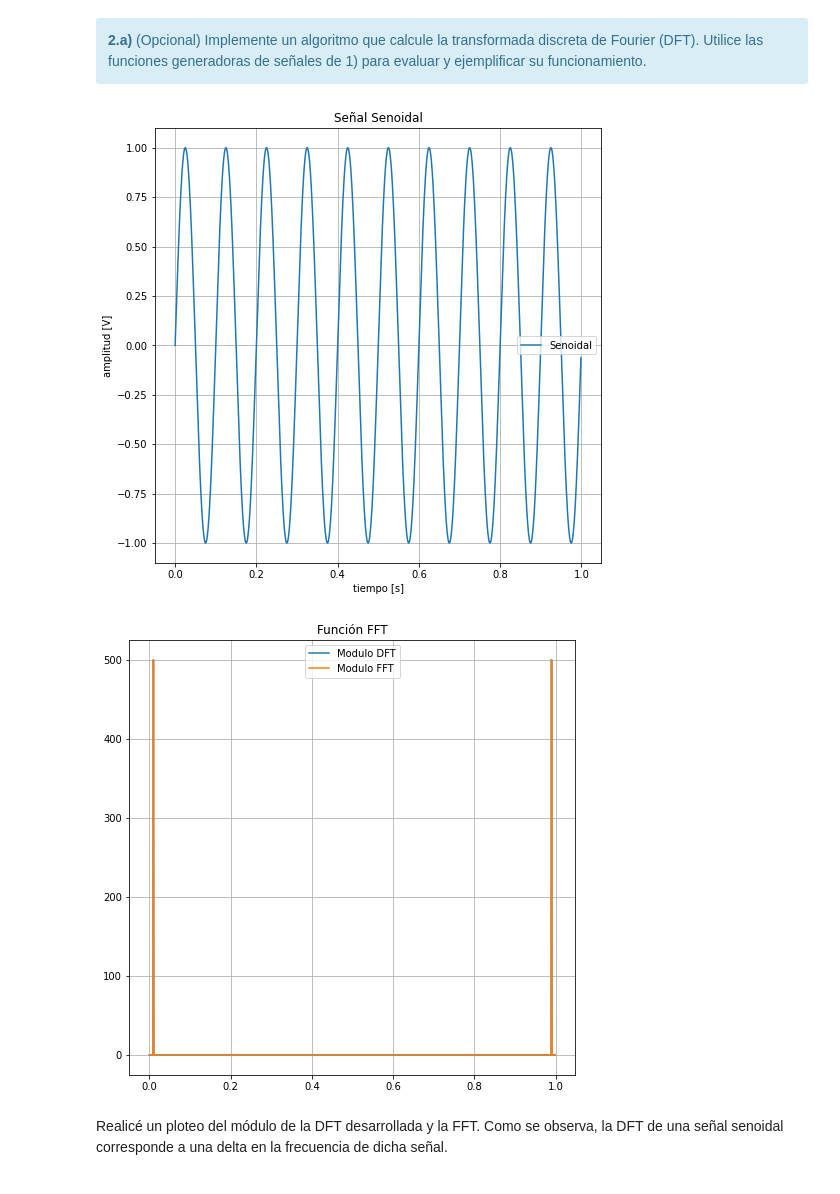
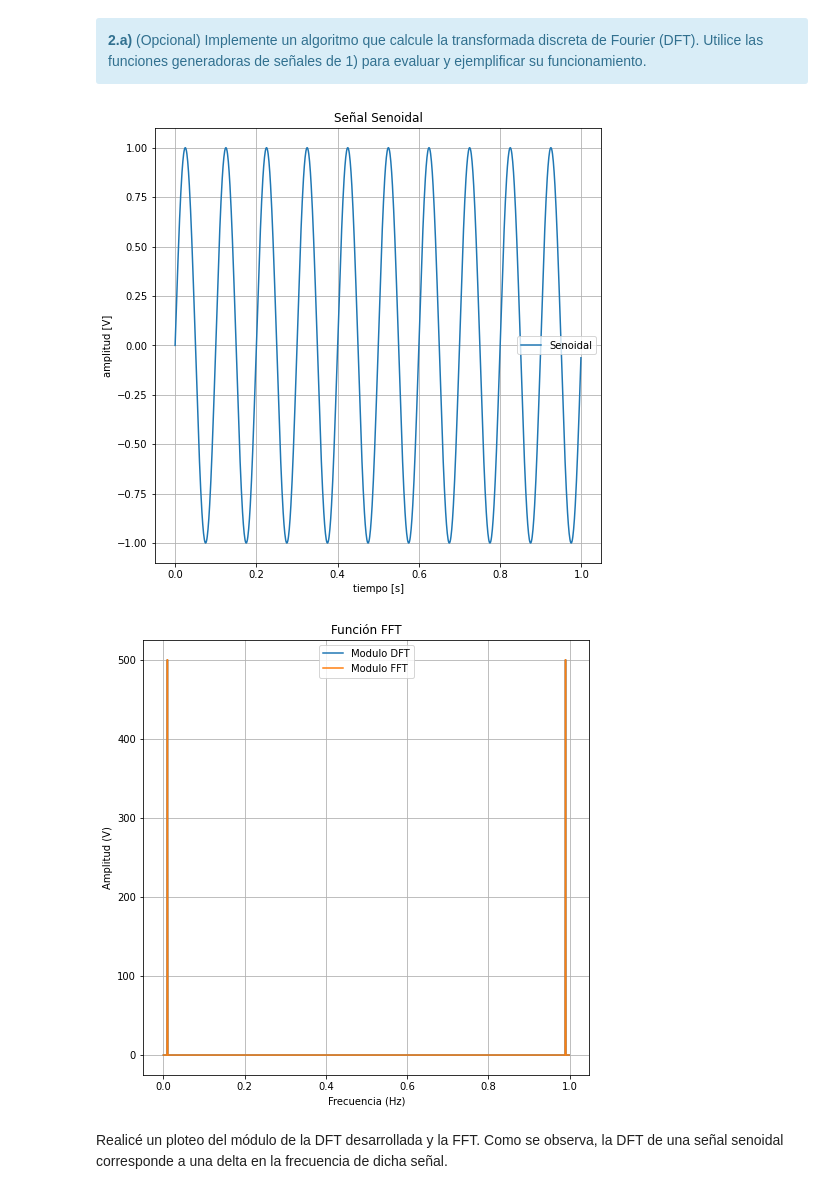
Before and after one commit to jbl95/pds-trabajosPracticos, a Jupyter notebook: TP1 - Muestreo de señales - Forurier.ipynb, the cells around one changed output. Drawn from its saved outputs; the diff is of its cells as text; code cells hidden in the pictures.

```diff
--- a/TP1 - Muestreo de señales - Forurier.ipynb
+++ b/TP1 - Muestreo de señales - Forurier.ipynb
@@ -155,6 +159,6 @@ plt.ylabel('amplitud [V]')
 plt.grid()
 plt.plot(tt,xx,label='10 Hz')
 plt.legend()
-plt.rcParams["figure.figsize"] = (9,9)
+plt.rcParams["figure.figsize"] = (8,8)
 plt.show()
 # %% [output]
@@ -293,34 +297,36 @@ f = 10
 
 tt,xx = generador_senoidal (fs, f, N)
 
 
 xx_dft = mi_func_DFT (xx,N)
 xx_fft = spy.fft.fft(xx)
 
 
 plt.figure(1)
 plt.title('Señal Senoidal')
 plt.xlabel('tiempo [s]')
 plt.ylabel('amplitud [V]')
 plt.grid()
 plt.plot(tt,xx,label='Senoidal')
 plt.legend()
 plt.rcParams["figure.figsize"] = (8,8)
 plt.show()
 
 plt.figure(2)
 plt.plot(tt,npy.abs(xx_dft),label='Modulo DFT')
 plt.title('Función DFT')
 plt.plot(tt,npy.abs(xx_fft),label='Modulo FFT')
 plt.title('Función FFT')
 plt.legend()
+plt.xlabel('Frecuencia (Hz)')
+plt.ylabel('Amplitud (V)')
 plt.rcParams["figure.figsize"] = (8,8)
 plt.grid()
 
 plt.show()
 # %% [output]
 [figure]
-[figure, old version]
+[figure, new version]
 # %% [markdown]
 Realicé un ploteo del módulo de la DFT desarrollada y la FFT. Como se observa, la DFT de una señal senoidal corresponde a una delta en la frecuencia de dicha señal.
 # %% [markdown]
```
Also changed, not shown: parts of 14 cells of this notebook.
